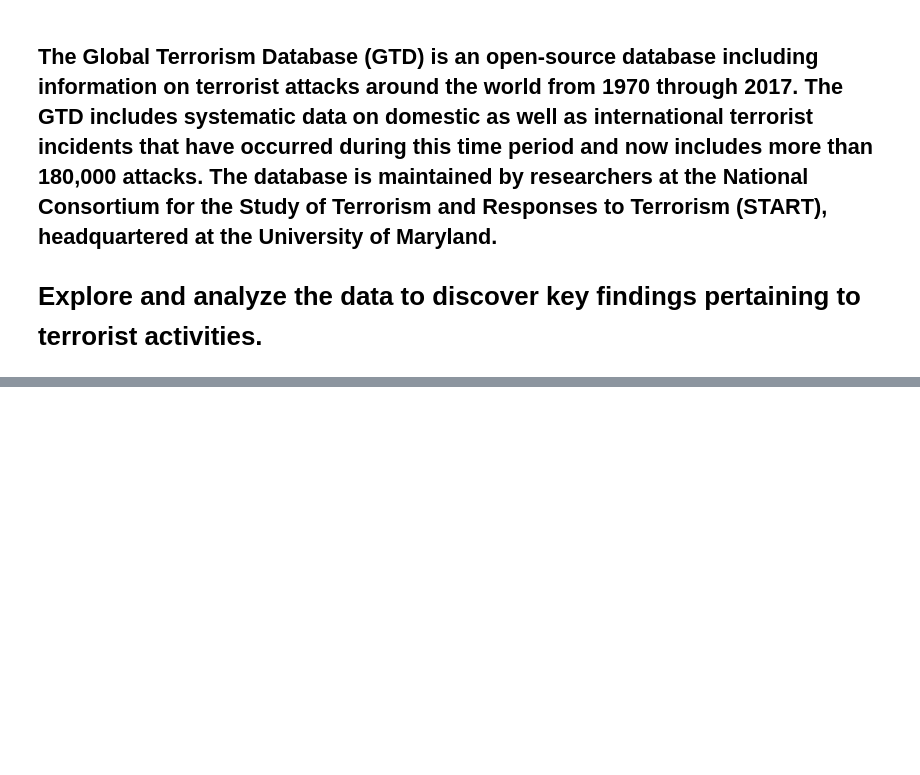
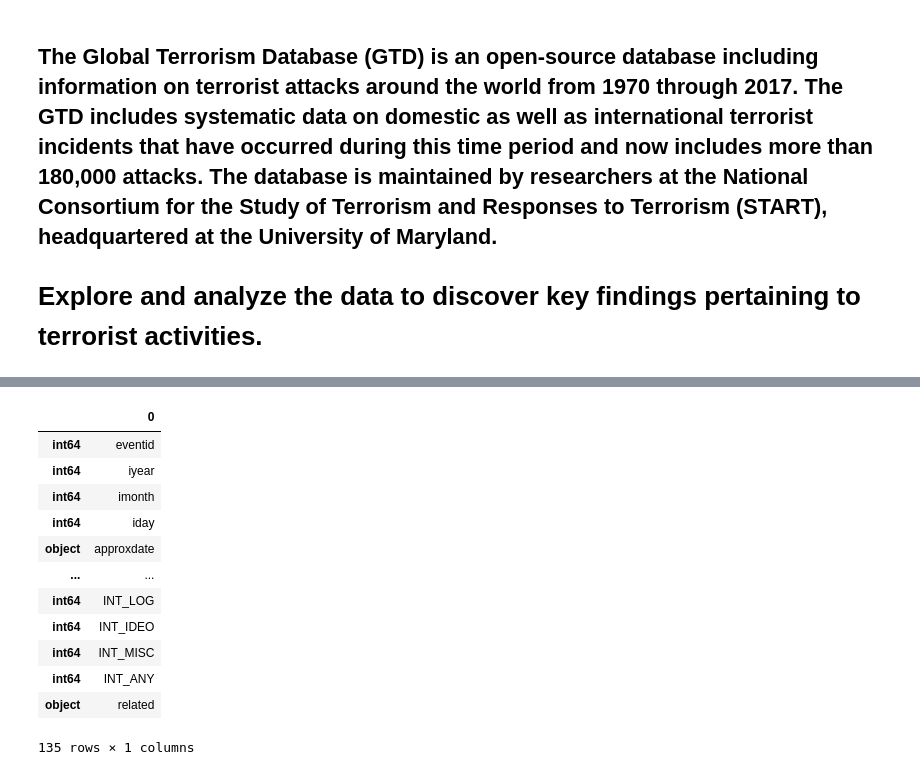
Before and after one commit to GoPlusUltra/Global-Terrorism-Analysis, a Jupyter notebook: Global_Terrorism_Analysis_Capstone_Project.ipynb, the cells around one changed output, grey strips where cells are left out. Drawn from its saved outputs; the diff is of its cells as text; code cells hidden in the pictures; blank space fills up the shorter version.

```diff
--- a/Global_Terrorism_Analysis_Capstone_Project.ipynb
+++ b/Global_Terrorism_Analysis_Capstone_Project.ipynb
@@ -6,0 +72,2 @@
+# %%
+pd.set_option('float_format','{:,2f}'.format)
@@ -6,0 +94,18 @@
+# %%
+tp=pd.DataFrame(df.columns,df.dtypes)
+# %%
+tp
+# %% [output]
+|  | 0 |
+| int64 | eventid |
+| int64 | iyear |
+| int64 | imonth |
+| int64 | iday |
+| object | approxdate |
+| ... | ... |
+| int64 | INT_LOG |
+| int64 | INT_IDEO |
+| int64 | INT_MISC |
+| int64 | INT_ANY |
+| object | related |
+135 rows × 1 columns
```
Also changed, not shown: parts of 8 cells of this notebook.
